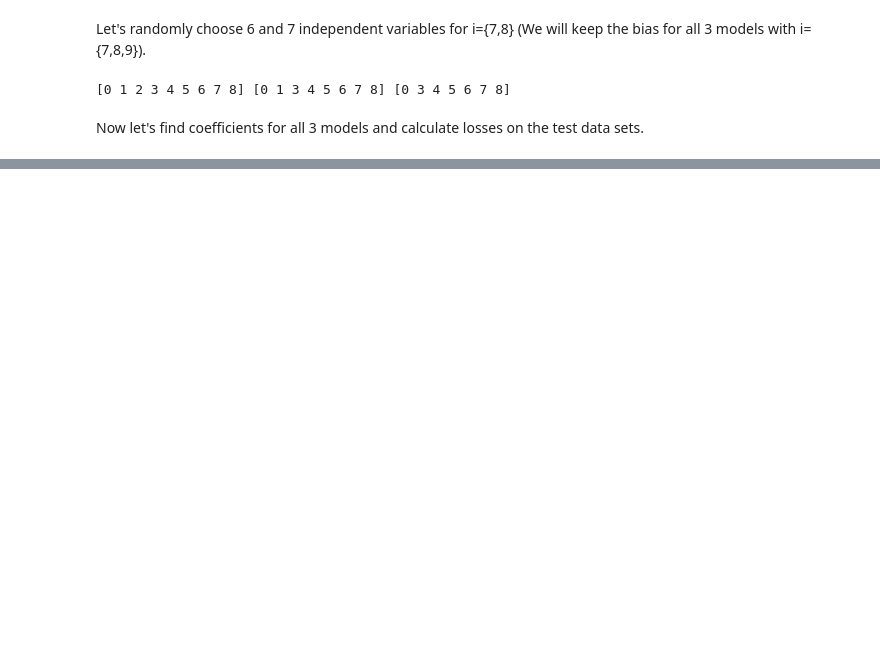
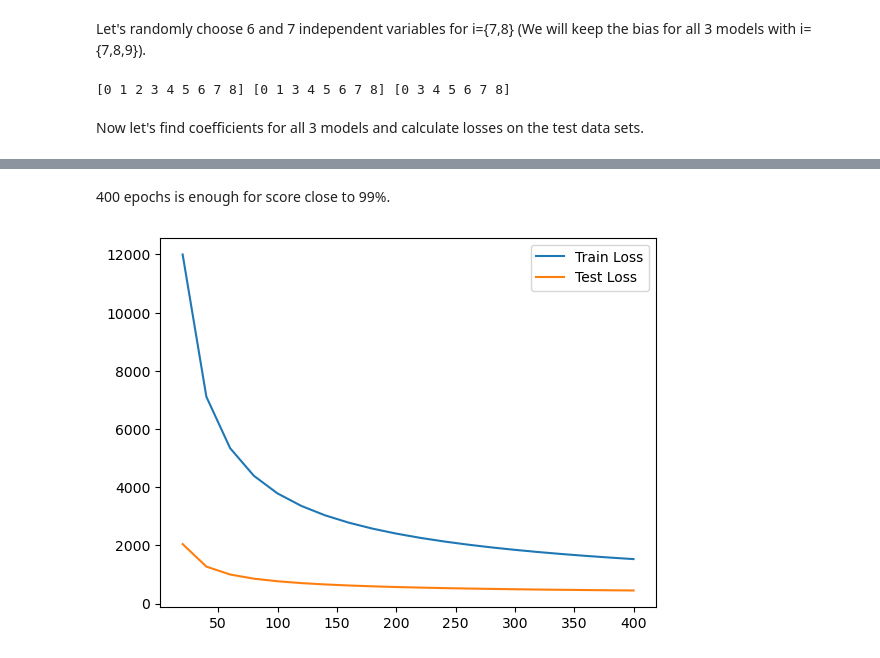
Before and after one commit to xdshiro/HW681, a Jupyter notebook: HW685/HW1/Tsvetkov_HM1_ECE685D.ipynb, the cells around one changed output, grey strips where cells are left out. Cells and saved outputs as stored; diff of their text form; code cells hidden in the pictures; blank space fills up the shorter version.

```diff
--- a/HW685/HW1/Tsvetkov_HM1_ECE685D.ipynb
+++ b/HW685/HW1/Tsvetkov_HM1_ECE685D.ipynb
@@ -180,0 +385,38 @@ I believe, models with multiple linear regression that include more independent
+# %%
+batch_size = 2 ** 8
+b = torch.zeros(num_classes)
+W = torch.zeros((num_classes, X_test.shape[1]))
+epochs = 401
+learning_rate = 0.000001
+learning_rate_bias = 0.000001
+epochs_plot = []
+losses_train = []
+losses_test = []
+loss_train = cross_entropy_loss(X_train, y_train_oh, W, b).item()
+loss_test = cross_entropy_loss(X_test, y_test_oh, W, b).item()
+predictions = np.array(prediction(X_test, W, b).max(dim=1).indices)
+score = 1 - np.count_nonzero(predictions - y_test) / num_test
+print(f'epoch: {0}; loss (train): {loss_train:.2f}; loss (test): {loss_test:.2f}; score: {score * 100:2.2f}%')
+with torch.no_grad():  # otherwise I do not have enough memory.
+	for epoch in range(epochs):
+		# randomizing indexes for batches
+		batch_order = np.random.choice(num_train, num_train)
+		for i in range(num_train // batch_size):
+			ind = batch_order[batch_size * i: batch_size * (i + 1)]
+			gW, gb = gradient_W_and_b(X_train[ind], y_train_oh[ind], W, b)
+			W -= learning_rate * gW
+			b -= learning_rate_bias * gb
+		# extra items not in batches (leftovers)
+		ind = batch_order[batch_size * (num_train // batch_size): ]
+		gW, gb = gradient_W_and_b(X_train[ind], y_train_oh[ind], W, b)
+		W -= learning_rate * gW
+		b -= learning_rate_bias * gb
+		if (not epoch % 20) and (epoch != 0):
+			epochs_plot.append(epoch)
+			loss_train = cross_entropy_loss(X_train, y_train_oh, W, b).item()
+			loss_test = cross_entropy_loss(X_test, y_test_oh, W, b).item()
+			predictions = np.array(prediction(X_test, W, b).max(dim=1).indices)
+			score = 1 - np.count_nonzero(predictions - y_test) / num_test
+			print(f'epoch: {epoch}; loss (train): {loss_train:.2f}; loss (test): {loss_test:.2f}; score: {score * 100:2.2f}%')
+			losses_train.append(loss_train)
+			losses_test.append(loss_test)
@@ -180,0 +441,10 @@ I believe, models with multiple linear regression that include more independent
+# %% [markdown]
+400 epochs is enough for score close to 99%.
+# %%
+
+plt.plot(epochs_plot, losses_train, label='Train Loss')
+plt.plot(epochs_plot, losses_test, label='Test Loss')
+plt.legend()
+plt.show()
+# %% [output]
+[figure, added]
```
Also changed, not shown: parts of 45 cells of this notebook, 1 other file.
